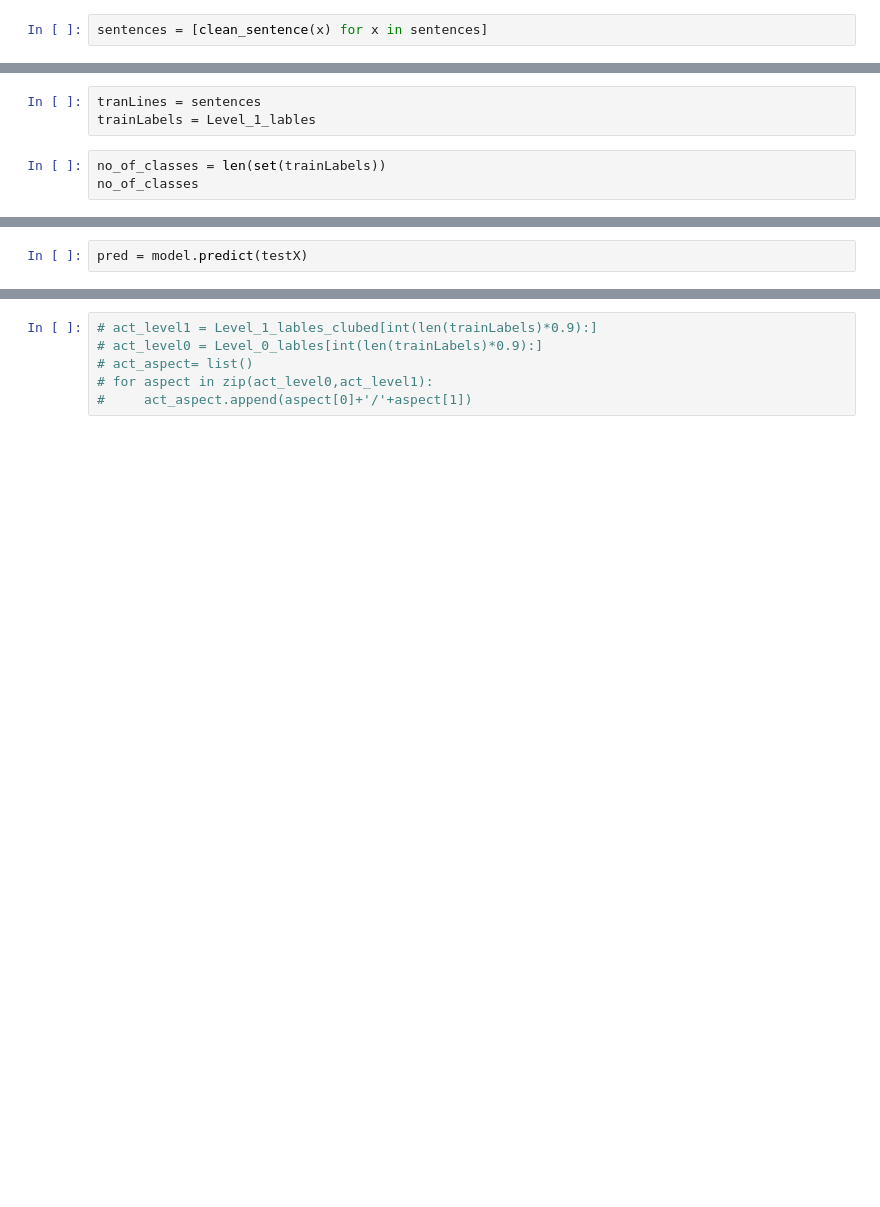
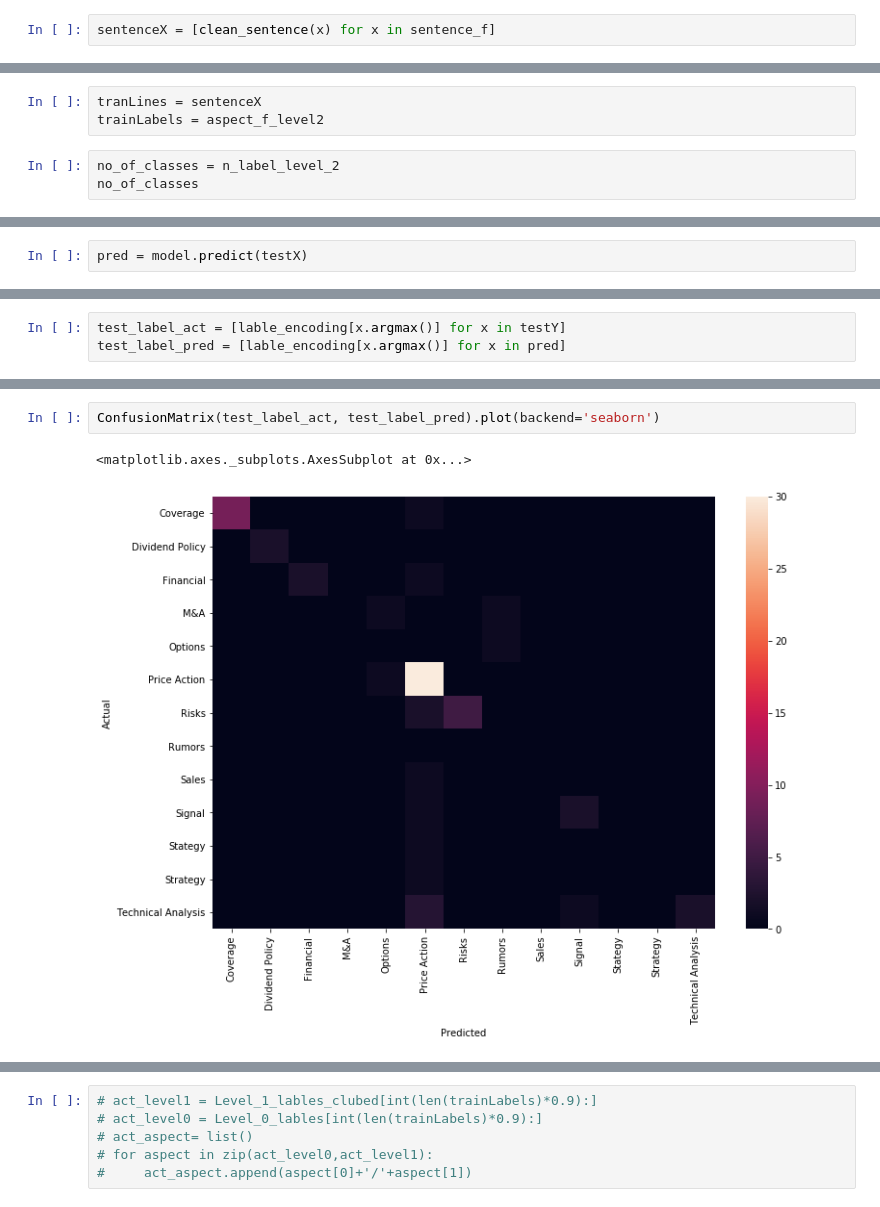
Before and after one commit to Hitkul/Aspect-Based-Sentiment-Analysis, a Jupyter notebook: Aspect_extraction_post.ipynb, the cells around one changed output, grey strips where cells are left out. Cells and saved outputs as stored; diff of their text form; blank space fills up the shorter version.

```diff
--- a/Aspect_extraction_post.ipynb
+++ b/Aspect_extraction_post.ipynb
@@ -269,4 +257,4 @@ def clean_sentence(sentence):
     tokens = ' '.join(tokens)
     return tokens
 # %%
-sentences = [clean_sentence(x) for x in sentences]
+sentenceX = [clean_sentence(x) for x in sentence_f]
@@ -327,8 +310,8 @@ max_length  = 15
 # %%
-tranLines = sentences
-trainLabels = Level_1_lables
+tranLines = sentenceX
+trainLabels = aspect_f_level2
 # %%
-no_of_classes = len(set(trainLabels))
+no_of_classes = n_label_level_2
 no_of_classes
 # %% [output]
 21
@@ -490,0 +466,3 @@ for i in zip(pred,testY):
+# %%
+test_label_act = [lable_encoding[x.argmax()] for x in testY]
+test_label_pred = [lable_encoding[x.argmax()] for x in pred]
@@ -490,0 +486,5 @@ for i in zip(pred,testY):
+# %%
+ConfusionMatrix(test_label_act, test_label_pred).plot(backend='seaborn')
+# %% [output]
+<matplotlib.axes._subplots.AxesSubplot at 0x...>
+[figure, added]
```
Also changed, not shown: parts of 36 cells of this notebook.
